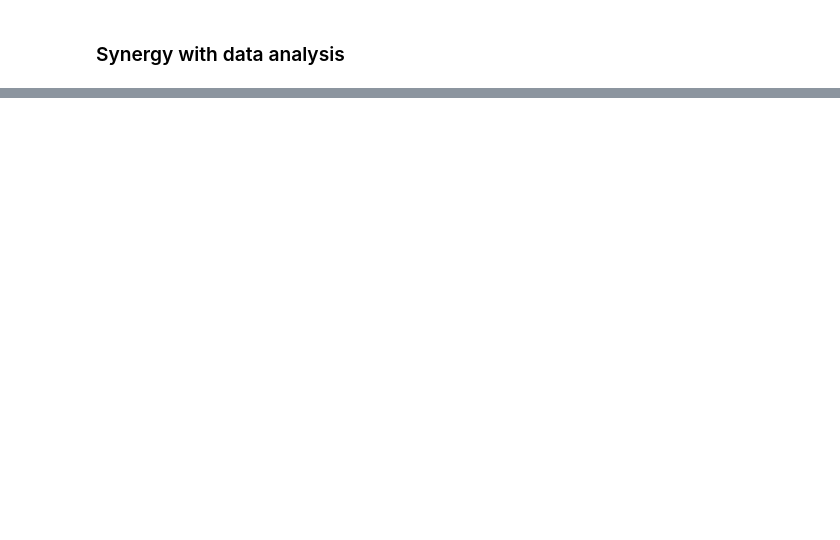
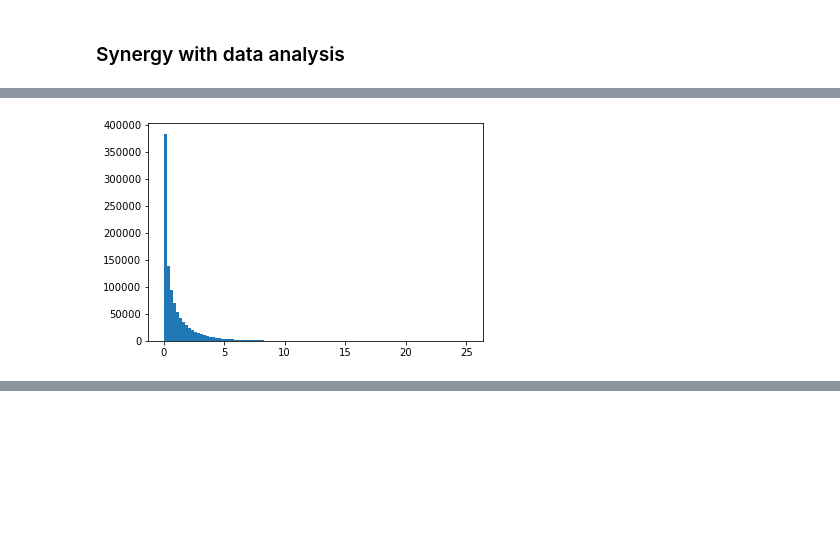
Before and after one commit to jpivarski-talks/2022-08-03-codas-hep-columnar-tutorial, a Jupyter notebook: part-1.ipynb, the cells around one changed output, grey strips where cells are left out. Cells and saved outputs as stored; diff of their text form; code cells hidden in the pictures; blank space fills up the shorter version.

```diff
--- a/part-1.ipynb
+++ b/part-1.ipynb
@@ -398,0 +427,6 @@ B ← 3 4 ⍴ ⍳ 12
+# %%
+dataset2 = dataset**2
+# %%
+plt.hist(dataset2, bins=100);
+# %% [output]
+[figure, added]
```
Also changed, not shown: parts of 52 cells of this notebook.
